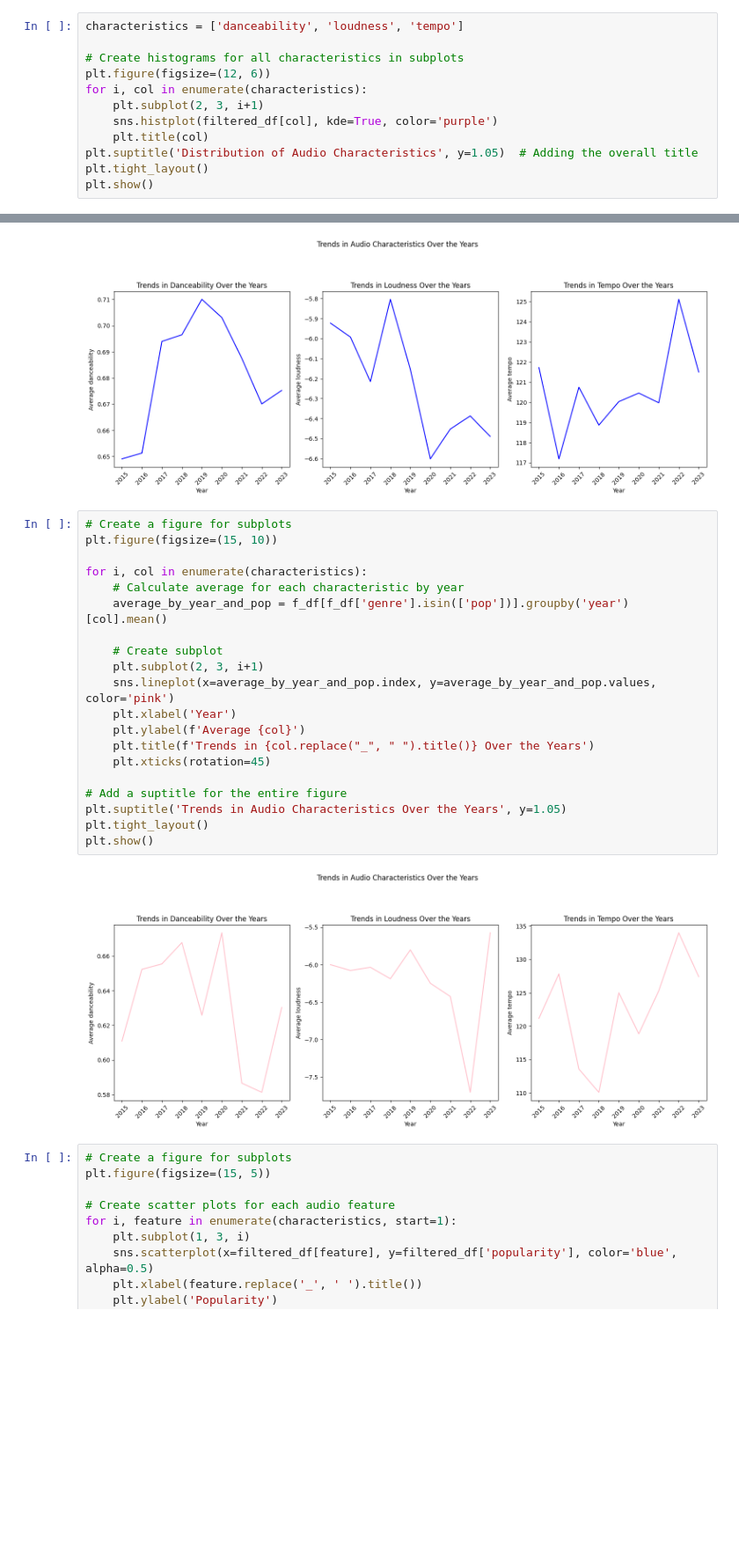
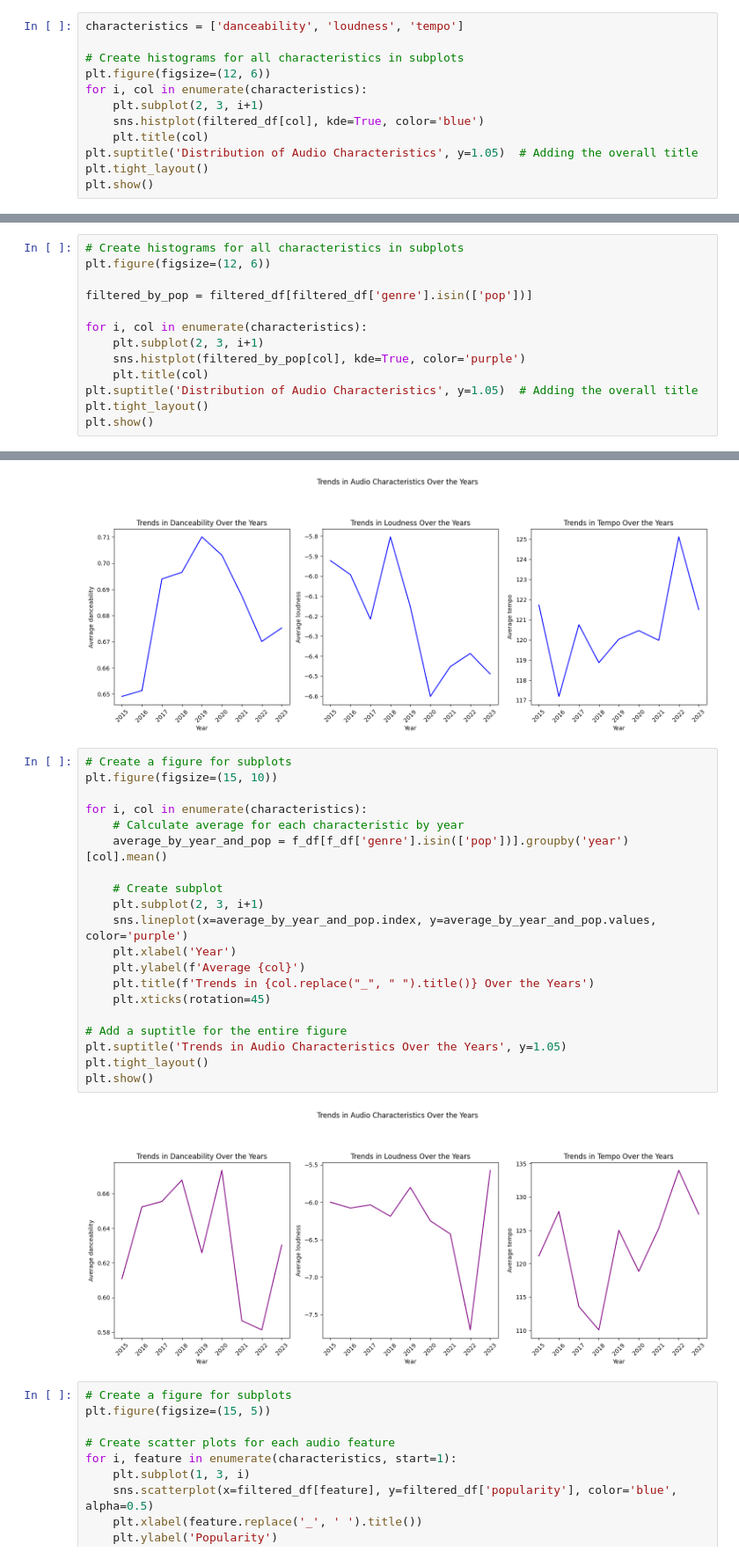
Before and after one commit to CSIS-NLU/Open-Science-101, a Jupyter notebook: Group-Projects/Music Trends During Election Cycles - Spotify/notebooks/SongPopularity_ElectionYears.ipynb, the cells around one changed output, grey strips where cells are left out. Shown at 88% size. Saved outputs shown, nothing was run; the diff lists cells and outputs as text; blank space fills up the shorter version.

```diff
--- a/Group-Projects/Music Trends During Election Cycles - Spotify/notebooks/SongPopularity_ElectionYears.ipynb
+++ b/Group-Projects/Music Trends During Election Cycles - Spotify/notebooks/SongPopularity_ElectionYears.ipynb
@@ -135,7 +135,7 @@ characteristics = ['danceability', 'loudness', 'tempo']
 plt.figure(figsize=(12, 6))
 for i, col in enumerate(characteristics):
     plt.subplot(2, 3, i+1)
-    sns.histplot(filtered_df[col], kde=True, color='purple')
+    sns.histplot(filtered_df[col], kde=True, color='blue')
     plt.title(col)
 plt.suptitle('Distribution of Audio Characteristics', y=1.05)  # Adding the overall title
 plt.tight_layout()
@@ -144,0 +145,13 @@ plt.show()
+# %%
+# Create histograms for all characteristics in subplots
+plt.figure(figsize=(12, 6))
+
+filtered_by_pop = filtered_df[filtered_df['genre'].isin(['pop'])]
+
+for i, col in enumerate(characteristics):
+    plt.subplot(2, 3, i+1)
+    sns.histplot(filtered_by_pop[col], kde=True, color='purple')
+    plt.title(col)
+plt.suptitle('Distribution of Audio Characteristics', y=1.05)  # Adding the overall title
+plt.tight_layout()
+plt.show()
@@ -175,25 +190,25 @@ plt.show()
 # %%
 # Create a figure for subplots
 plt.figure(figsize=(15, 10))
 
 for i, col in enumerate(characteristics):
     # Calculate average for each characteristic by year
     average_by_year_and_pop = f_df[f_df['genre'].isin(['pop'])].groupby('year')[col].mean()
 
     # Create subplot
     plt.subplot(2, 3, i+1)
-    sns.lineplot(x=average_by_year_and_pop.index, y=average_by_year_and_pop.values, color='pink')
+    sns.lineplot(x=average_by_year_and_pop.index, y=average_by_year_and_pop.values, color='purple')
     plt.xlabel('Year')
     plt.ylabel(f'Average {col}')
     plt.title(f'Trends in {col.replace("_", " ").title()} Over the Years')
     plt.xticks(rotation=45)
 
 # Add a suptitle for the entire figure
 plt.suptitle('Trends in Audio Characteristics Over the Years', y=1.05)
 plt.tight_layout()
 plt.show()
 # %% [output]
-[figure, old version]
+[figure, new version]
 # %%
 # Create a figure for subplots
 plt.figure(figsize=(15, 5))
```
Also changed, not shown: parts of 3 cells of this notebook.
